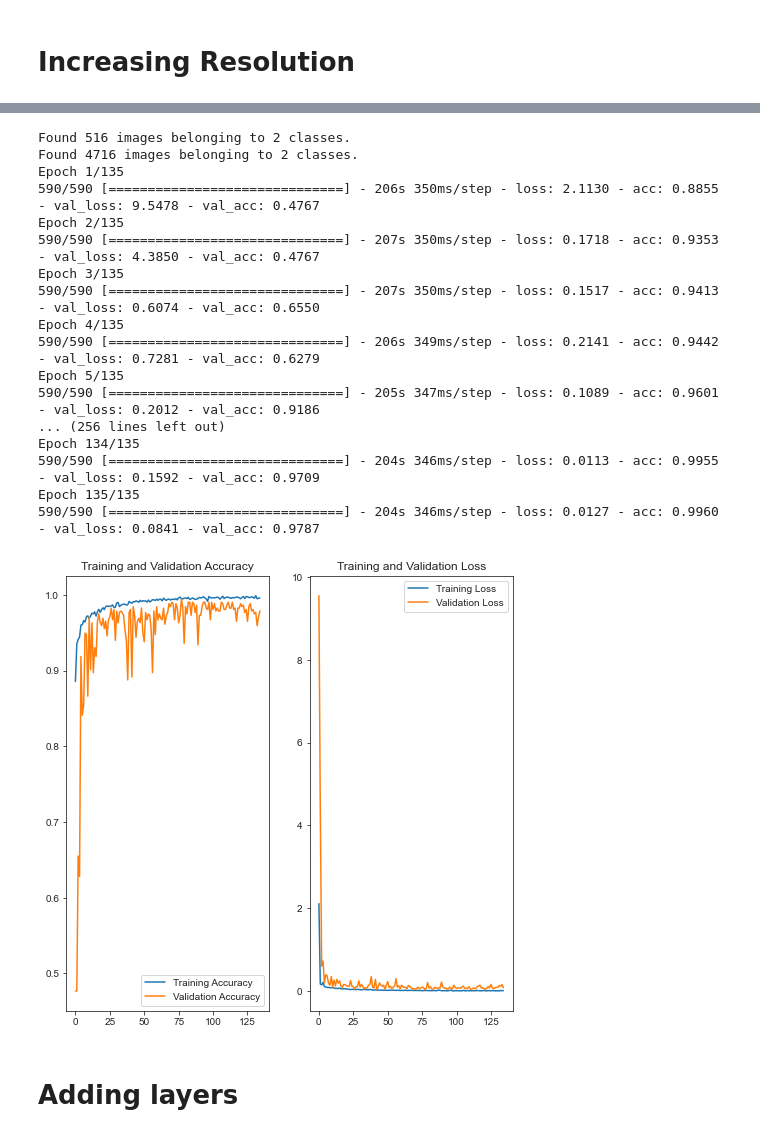
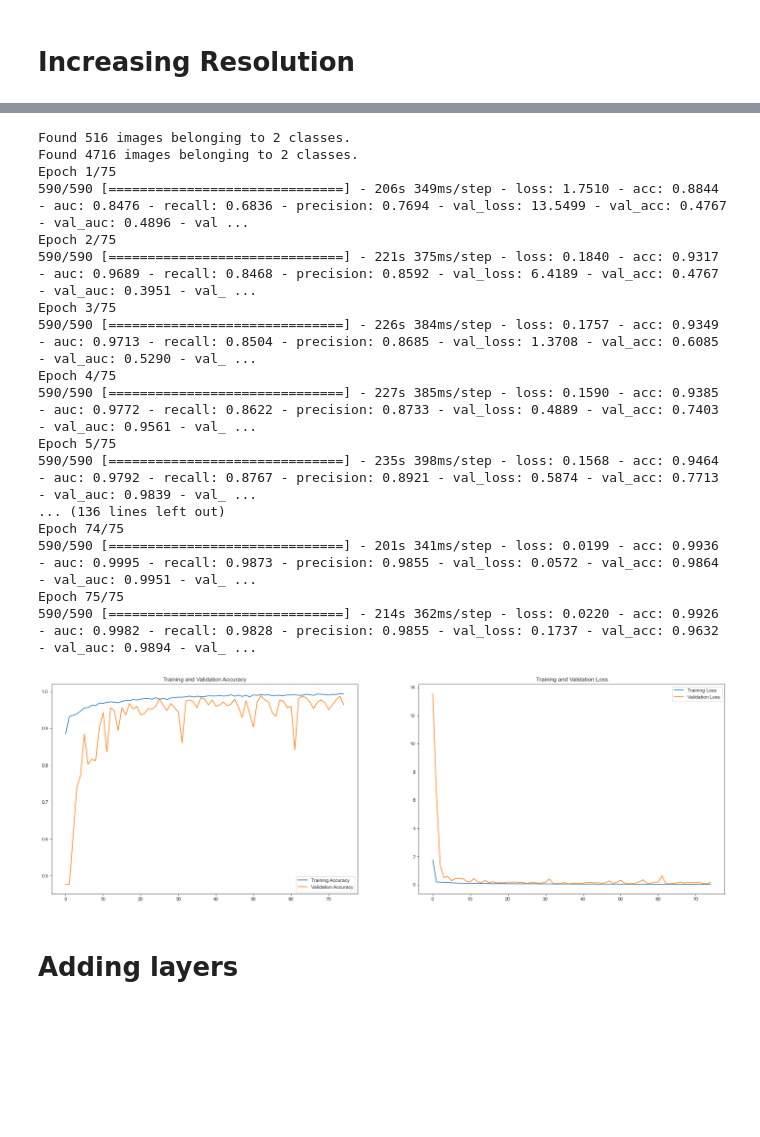
Before and after one commit to ChristosMaglaras/Image-Classification-Chest-X-Ray-analysis-to-predict-presence-of-Lung-Pathologies, a Jupyter notebook: Final Notebook.ipynb, the cells around one changed output, grey strips where cells are left out. Saved outputs shown, nothing was run; the diff lists cells and outputs as text; code cells hidden in the pictures; blank space fills up the shorter version.

```diff
--- a/Final Notebook.ipynb
+++ b/Final Notebook.ipynb
@@ -156,6 +193,7 @@ class_names = ['PNEUMONIA', 'NORMAL']
 training_generator = ImageDataGenerator(
     preprocessing_function=preprocess_input,
         rotation_range                = 30,
+        zca_whitening                 = False,
         zoom_range                    = 0.2,
         width_shift_range             = 0.1,
         height_shift_range            = 0.1,
@@ -833,7 +874,7 @@ Epoch 10/10
 # lets try increasing the resolution of the model to 128x128
 # %%
 def third_model(activation = 'swish', last_activation = 'sigmoid', epochs = 25,
-                batch_size = 32, vert_flip = False, horiz_flip = False, zca = False,
+                batch_size = 32, vert_flip = False, horiz_flip = True, zca = True,
                 zoom = 0, rotate = 0, width_shift = .1, height_shift = .1, shuffle = True,
                 res = 128, save = False):
 
@@ -980,30 +1023,32 @@ Epoch 10/10
 # %%
 # Lets check the preformance of res = 512 to make sure the performance increase has taperd off
-# > previous score : loss: 0.0865 - acc: 0.9684 - val_loss: 0.1023 - val_acc: 0.9651
-# > new score      : loss: 0.0127 - acc: 0.9960 - val_loss: 0.0841 - val_acc: 0.9787
+# > best score     : 0.0550 - acc: 0.9782 - auc: 0.9970 - recall: 0.9483 - precision: 0.9579 - val_loss: 0.0793 - val_acc: 0.9767 - val_auc: 0.9944 - val_recall: 0.9553 - val_precision: 0.9958
+# > previous score : 0.0550 - acc: 0.9782 - auc: 0.9970 - recall: 0.9483 - precision: 0.9579 - val_loss: 0.0793 - val_acc: 0.9767 - val_auc: 0.9944 - val_recall: 0.9553 - val_precision: 0.9958
+# > new score      :
+#
 # The model is starting to take noticeably longer now, and the improvement is a much smaller jump compared to 96 to 128,
 third_model(res = 512,
-            epochs = 135,
+            epochs = 75,
             batch_size = 8)
 # %% [output]
 Found 516 images belonging to 2 classes.
 Found 4716 images belonging to 2 classes.
-Epoch 1/135
-590/590 [==============================] - 206s 350ms/step - loss: 2.1130 - acc: 0.8855 - val_loss: 9.5478 - val_acc: 0.4767
-Epoch 2/135
-590/590 [==============================] - 207s 350ms/step - loss: 0.1718 - acc: 0.9353 - val_loss: 4.3850 - val_acc: 0.4767
-Epoch 3/135
-590/590 [==============================] - 207s 350ms/step - loss: 0.1517 - acc: 0.9413 - val_loss: 0.6074 - val_acc: 0.6550
-Epoch 4/135
-590/590 [==============================] - 206s 349ms/step - loss: 0.2141 - acc: 0.9442 - val_loss: 0.7281 - val_acc: 0.6279
-Epoch 5/135
-590/590 [==============================] - 205s 347ms/step - loss: 0.1089 - acc: 0.9601 - val_loss: 0.2012 - val_acc: 0.9186
-... (256 lines left out)
-Epoch 134/135
-590/590 [==============================] - 204s 346ms/step - loss: 0.0113 - acc: 0.9955 - val_loss: 0.1592 - val_acc: 0.9709
-Epoch 135/135
-590/590 [==============================] - 204s 346ms/step - loss: 0.0127 - acc: 0.9960 - val_loss: 0.0841 - val_acc: 0.9787
+Epoch 1/75
+590/590 [==============================] - 206s 349ms/step - loss: 1.7510 - acc: 0.8844 - auc: 0.8476 - recall: 0.6836 - precision: 0.7694 - val_loss: 13.5499 - val_acc: 0.4767 - val_auc: 0.4896 - val ...
+Epoch 2/75
+590/590 [==============================] - 221s 375ms/step - loss: 0.1840 - acc: 0.9317 - auc: 0.9689 - recall: 0.8468 - precision: 0.8592 - val_loss: 6.4189 - val_acc: 0.4767 - val_auc: 0.3951 - val_ ...
+Epoch 3/75
+590/590 [==============================] - 226s 384ms/step - loss: 0.1757 - acc: 0.9349 - auc: 0.9713 - recall: 0.8504 - precision: 0.8685 - val_loss: 1.3708 - val_acc: 0.6085 - val_auc: 0.5290 - val_ ...
+Epoch 4/75
+590/590 [==============================] - 227s 385ms/step - loss: 0.1590 - acc: 0.9385 - auc: 0.9772 - recall: 0.8622 - precision: 0.8733 - val_loss: 0.4889 - val_acc: 0.7403 - val_auc: 0.9561 - val_ ...
+Epoch 5/75
+590/590 [==============================] - 235s 398ms/step - loss: 0.1568 - acc: 0.9464 - auc: 0.9792 - recall: 0.8767 - precision: 0.8921 - val_loss: 0.5874 - val_acc: 0.7713 - val_auc: 0.9839 - val_ ...
+... (136 lines left out)
+Epoch 74/75
+590/590 [==============================] - 201s 341ms/step - loss: 0.0199 - acc: 0.9936 - auc: 0.9995 - recall: 0.9873 - precision: 0.9855 - val_loss: 0.0572 - val_acc: 0.9864 - val_auc: 0.9951 - val_ ...
+Epoch 75/75
+590/590 [==============================] - 214s 362ms/step - loss: 0.0220 - acc: 0.9926 - auc: 0.9982 - recall: 0.9828 - precision: 0.9855 - val_loss: 0.1737 - val_acc: 0.9632 - val_auc: 0.9894 - val_ ...
-[figure, old version]
+[figure, new version]
 # %% [markdown]
 # Adding layers
 # %%
```
Also changed, not shown: parts of 42 cells of this notebook, 4 other files.
